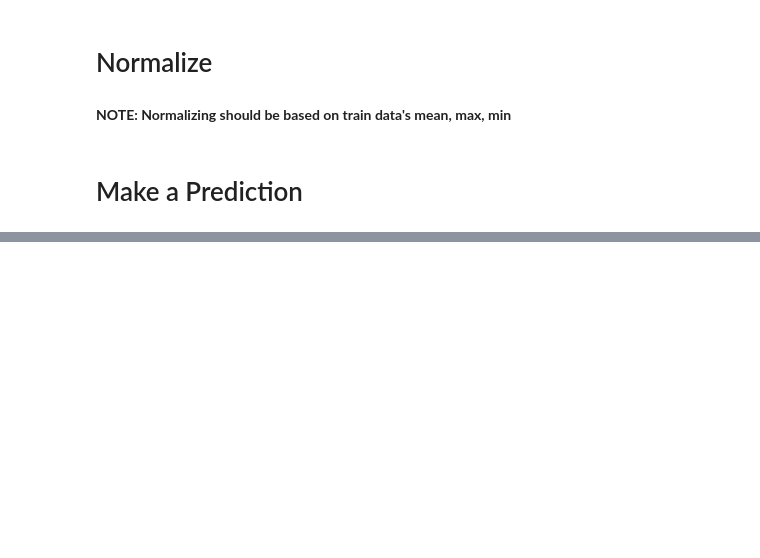
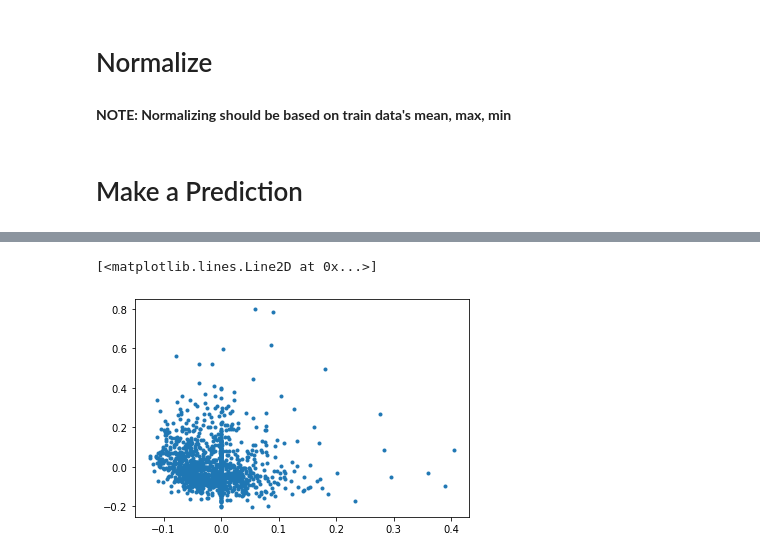
Before and after one commit to kiko1004/NN_University, a Jupyter notebook: house-prices-with-pytorch.ipynb, the cells around one changed output, grey strips where cells are left out. Saved outputs shown, nothing was run; the diff lists cells and outputs as text; code cells hidden in the pictures; blank space fills up the shorter version.

```diff
--- a/house-prices-with-pytorch.ipynb
+++ b/house-prices-with-pytorch.ipynb
@@ -758,5 +762,7 @@ Net(
 )
 # %%
-raw_test_data = pd.read_csv('../input/test.csv')
+raw_test_data = pd.read_csv('house_prices.csv')
+# %%
+real_sales = raw_test_data.pop('SalePrice')
 # %%
 raw_test_data.describe()
@@ -826,0 +895,5 @@ result.to_csv('./submission.csv', columns=['Id', 'SalePrice'], index=False)
+# %%
+plt.plot(test_y.data.numpy(), y.data.numpy(), '.')
+# %% [output]
+[<matplotlib.lines.Line2D at 0x...>]
+[figure, added]
```
Also changed, not shown: parts of 31 cells of this notebook, 2 other files.
